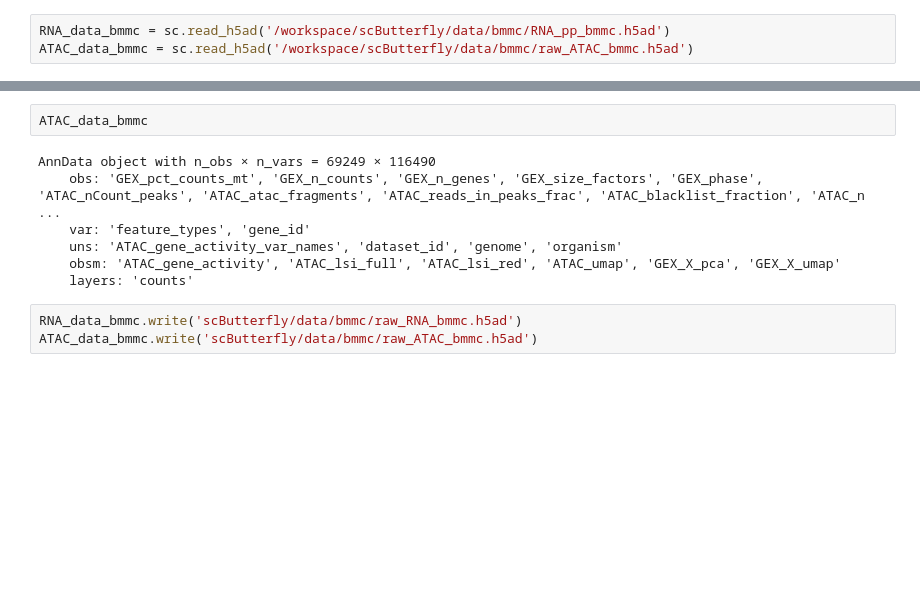
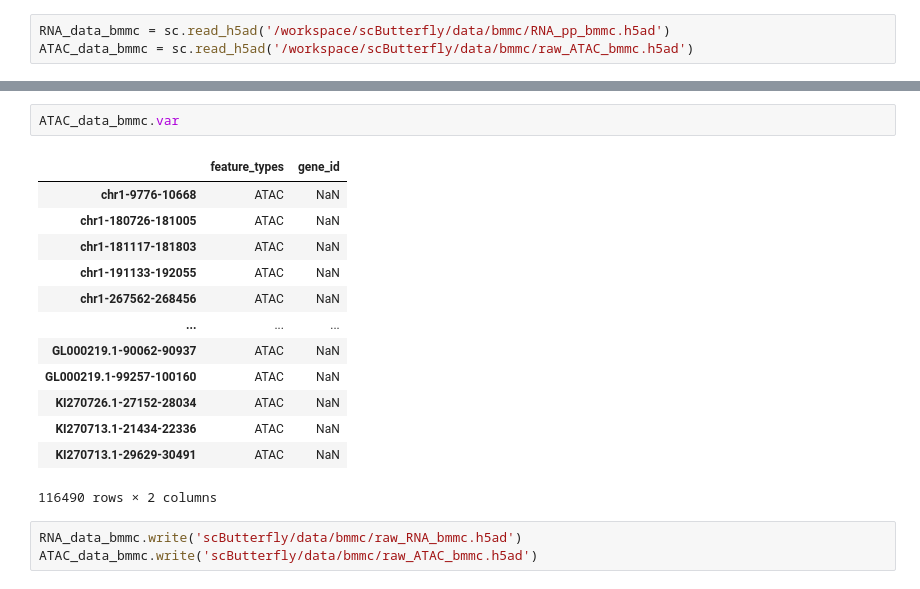
Before and after one commit to preet2706/scButterfly, a Jupyter notebook: datasets.ipynb, the cells around one changed output, grey strips where cells are left out. Saved outputs shown, nothing was run; the diff lists cells and outputs as text; blank space fills up the shorter version.

```diff
--- a/datasets.ipynb
+++ b/datasets.ipynb
@@ -269,12 +278,19 @@ AnnData object with n_obs × n_vars = 69249 × 13431
 # %%
-ATAC_data_bmmc
+ATAC_data_bmmc.var
 # %% [output]
+|  | feature_types | gene_id |
+| chr1-9776-10668 | ATAC | NaN |
+| chr1-180726-181005 | ATAC | NaN |
+| chr1-181117-181803 | ATAC | NaN |
+| chr1-191133-192055 | ATAC | NaN |
+| chr1-267562-268456 | ATAC | NaN |
+| ... | ... | ... |
+| GL000219.1-90062-90937 | ATAC | NaN |
+| GL000219.1-99257-100160 | ATAC | NaN |
+| KI270726.1-27152-28034 | ATAC | NaN |
+| KI270713.1-21434-22336 | ATAC | NaN |
+| KI270713.1-29629-30491 | ATAC | NaN |
-AnnData object with n_obs × n_vars = 69249 × 116490
-    obs: 'GEX_pct_counts_mt', 'GEX_n_counts', 'GEX_n_genes', 'GEX_size_factors', 'GEX_phase', 'ATAC_nCount_peaks', 'ATAC_atac_fragments', 'ATAC_reads_in_peaks_frac', 'ATAC_blacklist_fraction', 'ATAC_n ...
-    var: 'feature_types', 'gene_id'
-    uns: 'ATAC_gene_activity_var_names', 'dataset_id', 'genome', 'organism'
-    obsm: 'ATAC_gene_activity', 'ATAC_lsi_full', 'ATAC_lsi_red', 'ATAC_umap', 'GEX_X_pca', 'GEX_X_umap'
-    layers: 'counts'
+116490 rows × 2 columns
 # %%
 RNA_data_bmmc.write('scButterfly/data/bmmc/raw_RNA_bmmc.h5ad')
 ATAC_data_bmmc.write('scButterfly/data/bmmc/raw_ATAC_bmmc.h5ad')
```
Also changed, not shown: parts of 7 cells of this notebook, 1 other file.
